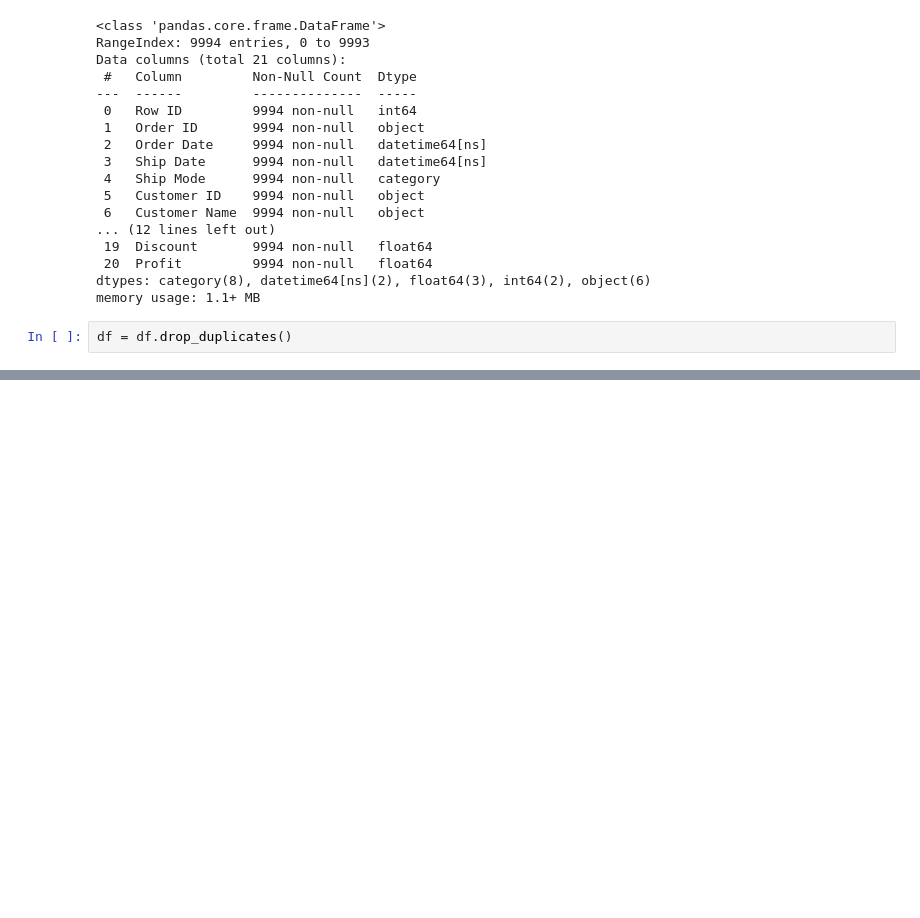
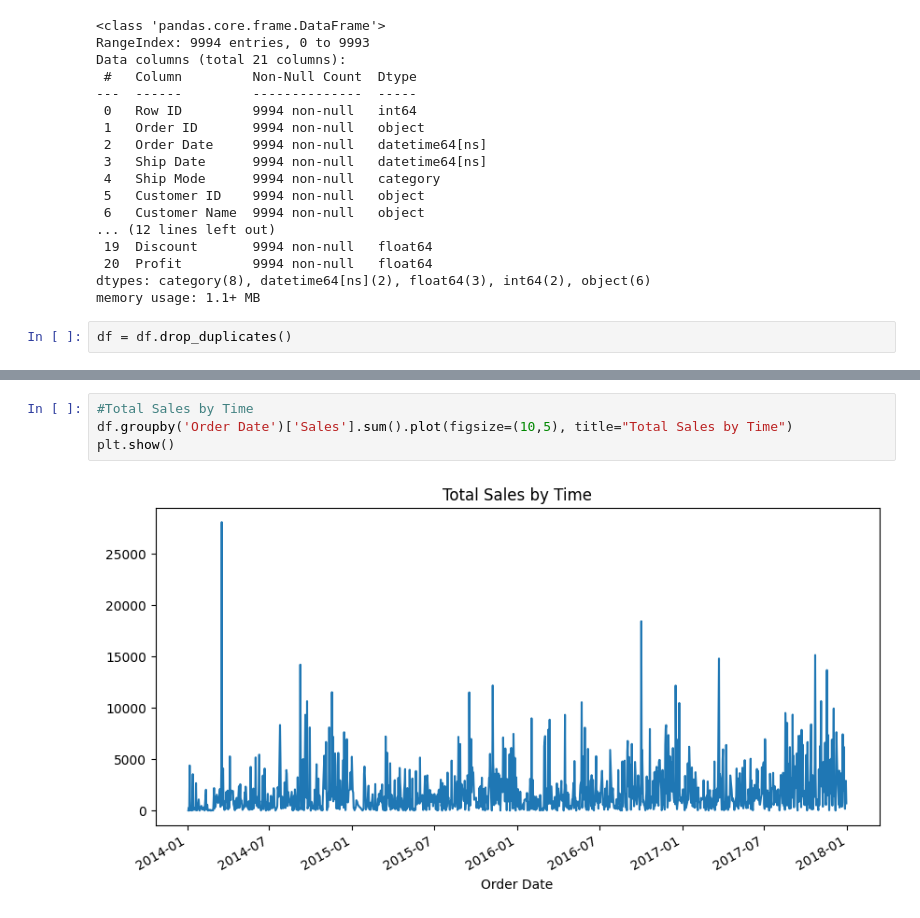
Before and after one commit to magwyt/superstore-python-analysis, a Jupyter notebook: python_analysis.ipynb, the cells around one changed output, grey strips where cells are left out. Cells and saved outputs as stored; diff of their text form; blank space fills up the shorter version.

```diff
--- a/python_analysis.ipynb
+++ b/python_analysis.ipynb
@@ -95,0 +112,6 @@ df = df.drop_duplicates()
+# %%
+#Total Sales by Time
+df.groupby('Order Date')['Sales'].sum().plot(figsize=(10,5), title="Total Sales by Time")
+plt.show()
+# %% [output]
+[figure, added]
```
Also changed, not shown: parts of 9 cells of this notebook.
